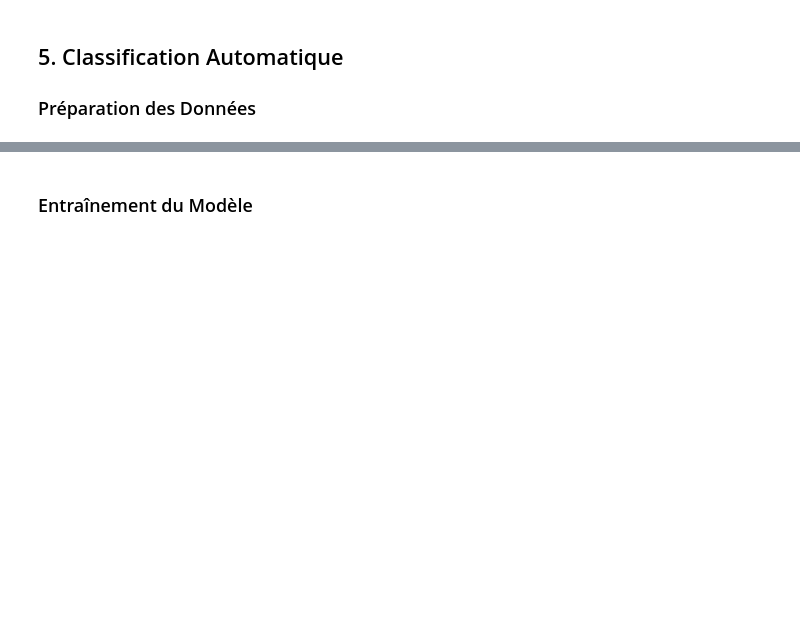
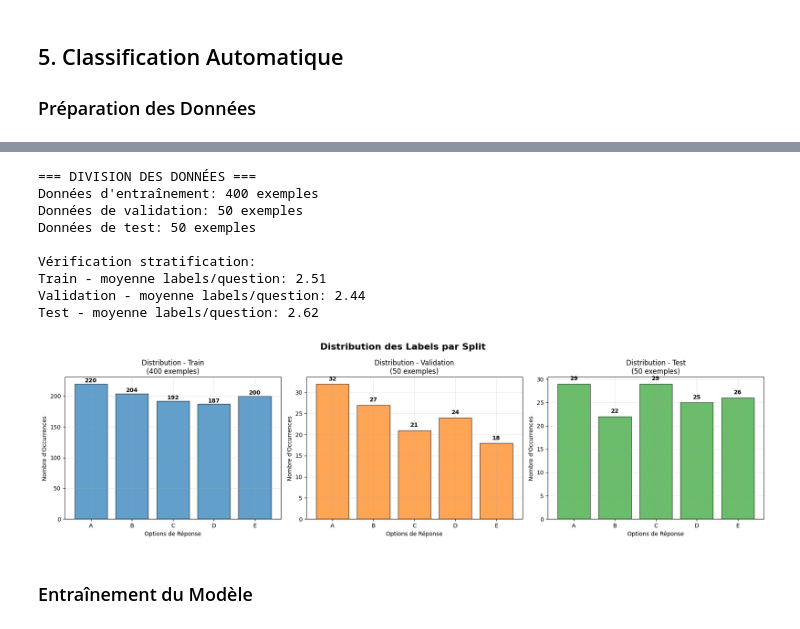
Before and after one commit to maclandrol/cours-ia-med, a Jupyter notebook: 04_Classification_Texte_Medical_Francais.ipynb, the cells around one changed output, grey strips where cells are left out. Saved outputs shown, nothing was run; the diff lists cells and outputs as text; code cells hidden in the pictures; blank space fills up the shorter version.

```diff
--- a/04_Classification_Texte_Medical_Francais.ipynb
+++ b/04_Classification_Texte_Medical_Francais.ipynb
@@ -209,9 +277,9 @@ texts_train, texts_temp, labels_train, labels_temp = train_test_split(
 # Stratification pour la division temp
 stratify_temp = [sum(label) for label in labels_temp]
 
-# Division temp en validation/test (10/10 du total)
+# Division temp en validation/test (50/50 du total)
 texts_val, texts_test, labels_val, labels_test = train_test_split(
-    texts_temp, labels_temp, test_size=0.5, random_state=42, stratify=stratify_temp
+    texts_temp, labels_temp, test_size=0.5, random_state=123,
 )
 
 print(f"Données d'entraînement: {len(texts_train)} exemples")
@@ -225,33 +293,44 @@ test_avg_labels = np.array(labels_test).sum(axis=1).mean()
 
 print(f"\nVérification stratification:")
 print(f"Train - moyenne labels/question: {train_avg_labels:.2f}")
 print(f"Validation - moyenne labels/question: {val_avg_labels:.2f}")
 print(f"Test - moyenne labels/question: {test_avg_labels:.2f}")
 
 # Visualisation de la distribution
 fig, axes = plt.subplots(1, 3, figsize=(18, 5))
 
 splits = [
     ('Train', np.array(labels_train)),
     ('Validation', np.array(labels_val)),
     ('Test', np.array(labels_test))
 ]
 
 for idx, (split_name, split_labels) in enumerate(splits):
     option_counts = split_labels.sum(axis=0)
     axes[idx].bar(option_names, option_counts, alpha=0.7, color=f'C{idx}', edgecolor='black')
     axes[idx].set_title(f'Distribution - {split_name}\n({len(split_labels)} exemples)')
     axes[idx].set_xlabel('Options de Réponse')
     axes[idx].set_ylabel('Nombre d\'Occurrences')
     axes[idx].grid(True, alpha=0.3)
 
     # Ajout des valeurs sur les barres
     for i, count in enumerate(option_counts):
         axes[idx].text(i, count + 0.5, str(count), ha='center', va='bottom', fontweight='bold')
 
 plt.suptitle('Distribution des Labels par Split', fontsize=16, fontweight='bold')
 plt.tight_layout()
 plt.show()
+# %% [output]
+=== DIVISION DES DONNÉES ===
+Données d'entraînement: 400 exemples
+Données de validation: 50 exemples
+Données de test: 50 exemples
+
+Vérification stratification:
+Train - moyenne labels/question: 2.51
+Validation - moyenne labels/question: 2.44
+Test - moyenne labels/question: 2.62
+[figure, added]
 # %% [markdown]
 ### Entraînement du Modèle
 # %%
```
Also changed, not shown: parts of 15 cells of this notebook.
